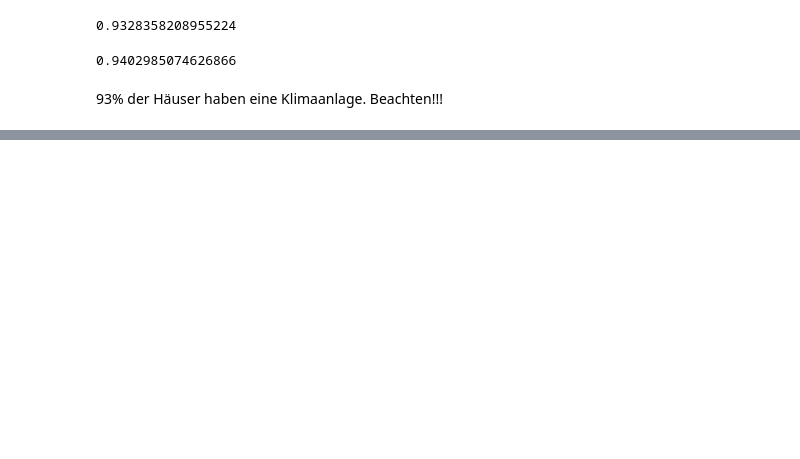
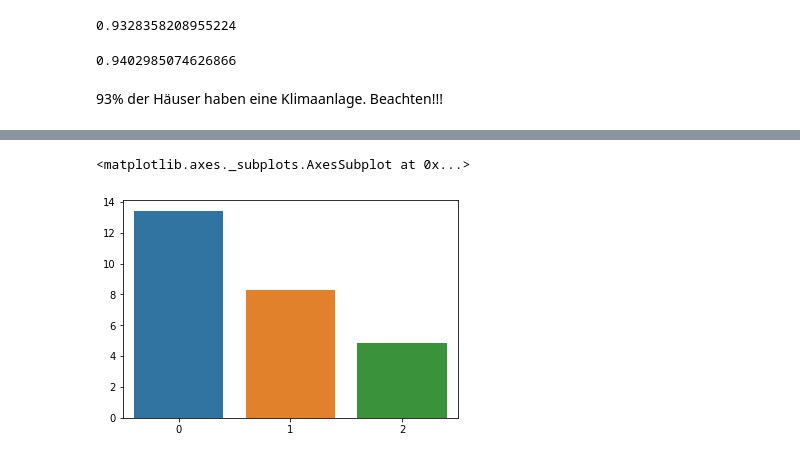
Before and after one commit to Tachmeton/Data-Science---Hausanalyse, a Jupyter notebook: Codebase.ipynb, the cells around one changed output, grey strips where cells are left out. Cells and saved outputs as stored; diff of their text form; code cells hidden in the pictures; blank space fills up the shorter version.

```diff
--- a/Codebase.ipynb
+++ b/Codebase.ipynb
@@ -781,0 +795,5 @@ max*: 105217.81200000003
+# %%
+sb.barplot([0,1,2],mape)
+# %% [output]
+<matplotlib.axes._subplots.AxesSubplot at 0x...>
+[figure, added]
```
Also changed, not shown: parts of 19 cells of this notebook.
